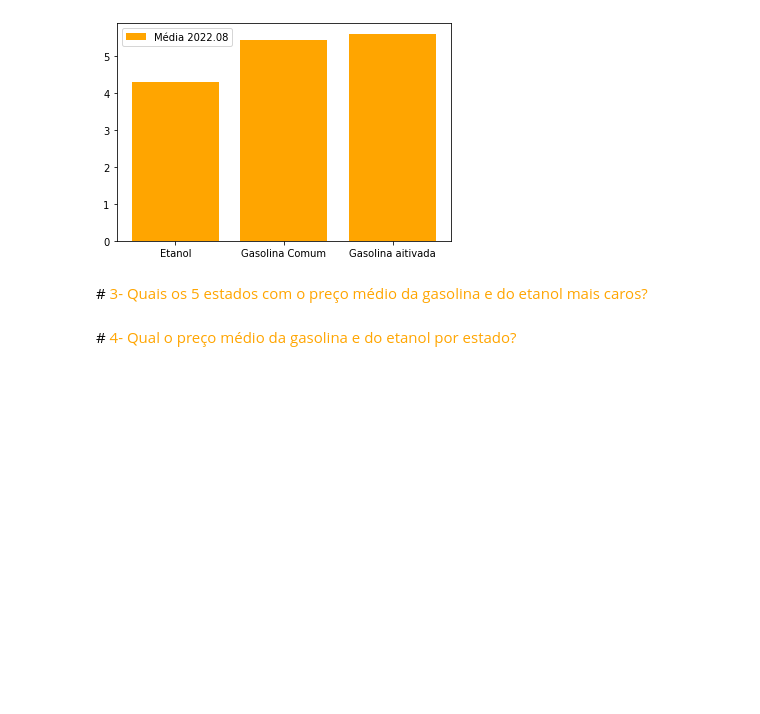
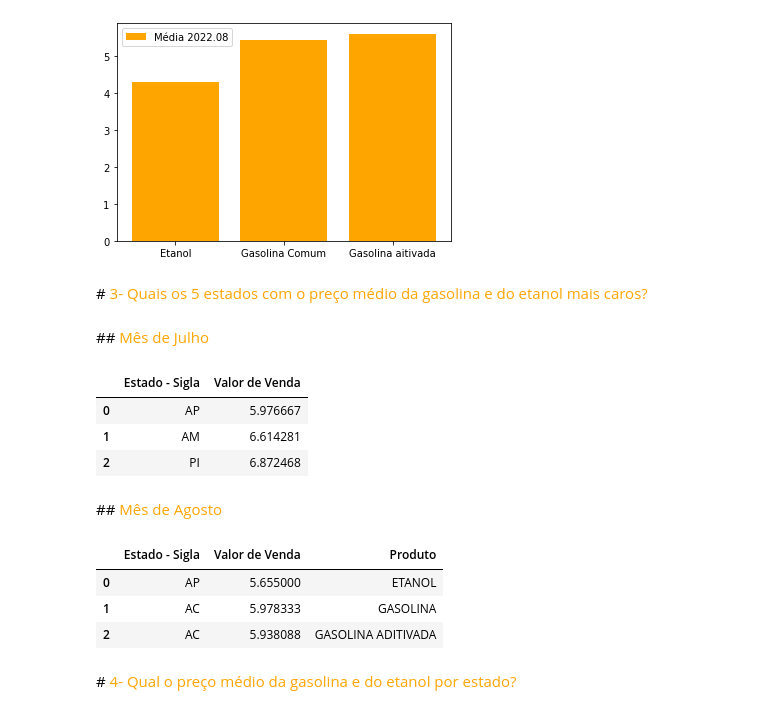
Before and after one commit to joaorosa2/analise_combustiveis_brasil, a Jupyter notebook: ProjetoM4.ipynb, the cells around one changed output. Cells and saved outputs as stored; diff of their text form; code cells hidden in the pictures; blank space fills up the shorter version.

```diff
--- a/ProjetoM4.ipynb
+++ b/ProjetoM4.ipynb
@@ -155,6 +155,47 @@ plt.legend();
 [figure]
 # %% [markdown]
 #<font color = orange> 3- Quais os 5 estados com o preço médio da gasolina e do etanol mais caros?
+# %% [markdown]
+##<font color = orange> Mês de Julho
+# %%
+mediaPorEstadoJulho = tabelaJulho.groupby(['Produto','Estado - Sigla'])[['Valor de Venda']].mean()
+
+
+
+maxEtanol = mediaPorEstadoJulho.loc['ETANOL'].sort_values(by='Valor de Venda',ascending = False).head(1)
+maxGasolina = mediaPorEstadoJulho.loc['GASOLINA'].sort_values(by='Valor de Venda',ascending = False).head(1)
+maxAditivada = mediaPorEstadoJulho.loc['GASOLINA ADITIVADA'].sort_values(by='Valor de Venda',ascending = False).head(1)
+
+concatMax = pd.concat([maxEtanol,maxGasolina,maxAditivada]).reset_index()
+concatMax
+# %% [output]
+|  | Estado - Sigla | Valor de Venda |
+| 0 | AP | 5.976667 |
+| 1 | AM | 6.614281 |
+| 2 | PI | 6.872468 |
+# %% [markdown]
+##<font color = orange> Mês de Agosto
+# %%
+mediaPorEstadoAgosto = tabelaAgosto.groupby(['Produto','Estado - Sigla'])[['Valor de Venda']].mean()
+
+
+
+maxEtanol = mediaPorEstadoAgosto.loc['ETANOL'].sort_values(by='Valor de Venda',ascending = False).head(1)
+maxEtanol['Produto'] = 'ETANOL'
+
+maxGasolina = mediaPorEstadoAgosto.loc['GASOLINA'].sort_values(by='Valor de Venda',ascending = False).head(1)
+maxGasolina['Produto'] = 'GASOLINA'
+
+maxAditivada = mediaPorEstadoAgosto.loc['GASOLINA ADITIVADA'].sort_values(by='Valor de Venda',ascending = False).head(1)
+maxAditivada['Produto'] = 'GASOLINA ADITIVADA'
+
+concatMax = pd.concat([maxEtanol,maxGasolina,maxAditivada]).reset_index()
+concatMax
+# %% [output]
+|  | Estado - Sigla | Valor de Venda | Produto |
+| 0 | AP | 5.655000 | ETANOL |
+| 1 | AC | 5.978333 | GASOLINA |
+| 2 | AC | 5.938088 | GASOLINA ADITIVADA |
 # %% [markdown]
 #<font color = orange> 4- Qual o preço médio da gasolina e do etanol por estado?
 # %%
```
Also changed, not shown: parts of 3 cells of this notebook.
